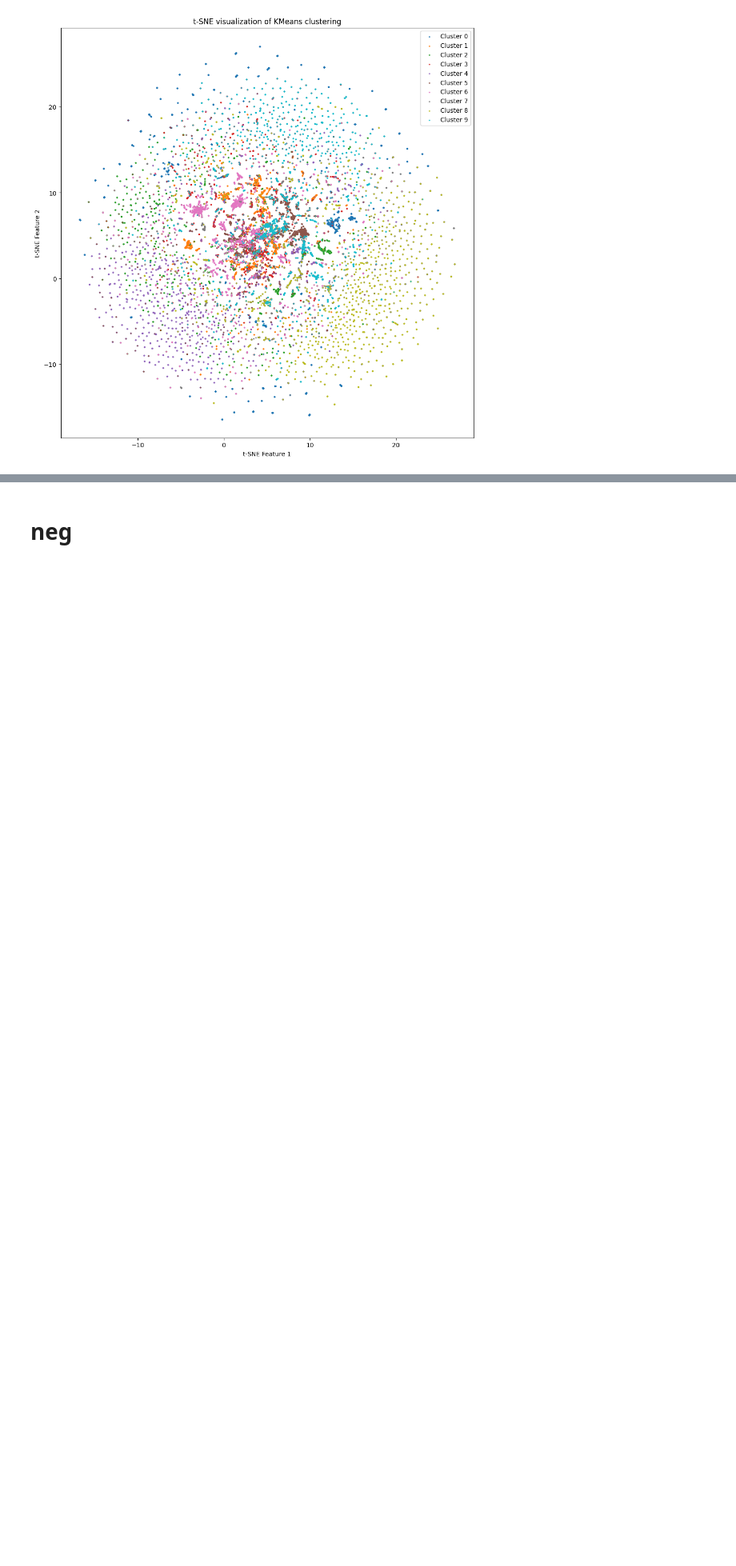
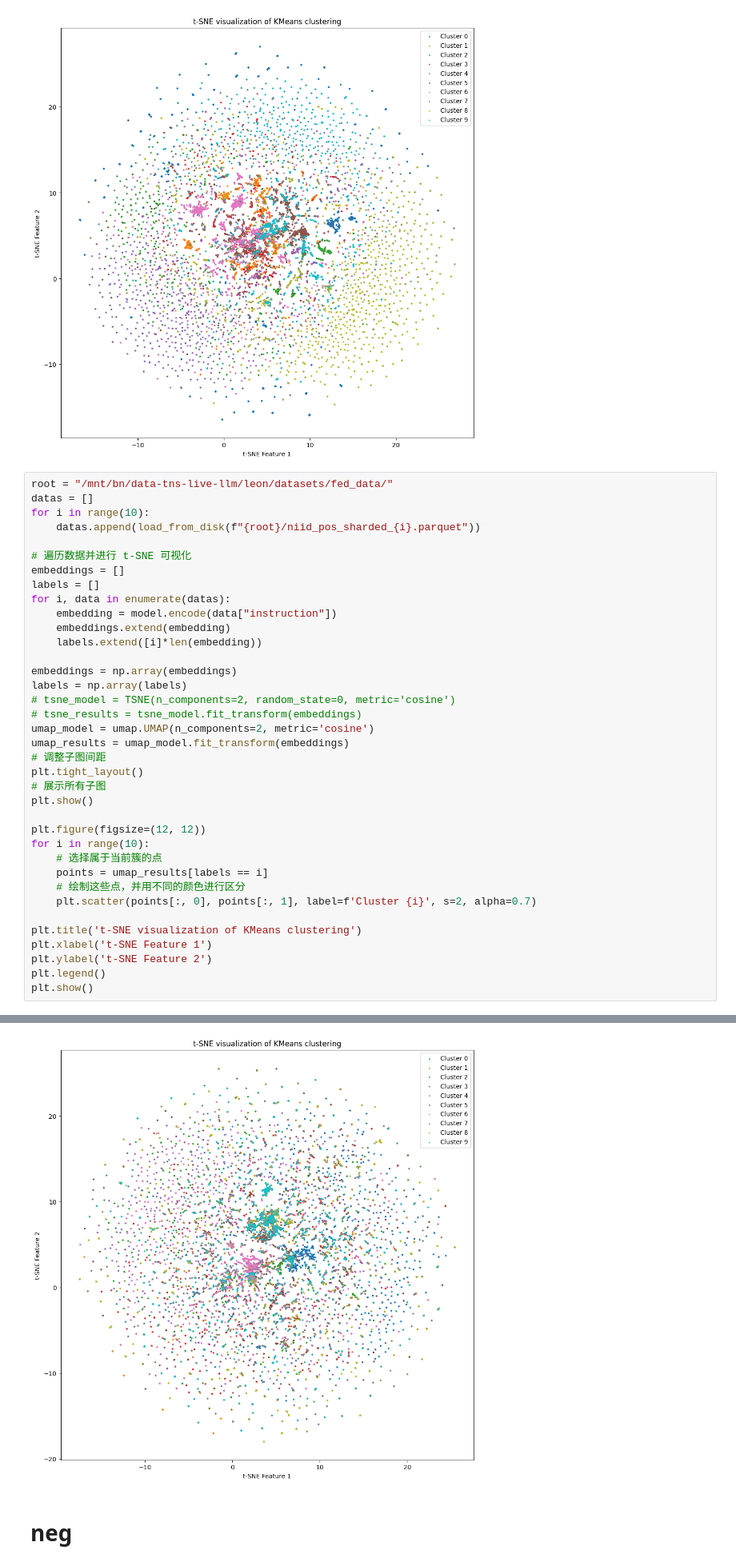
Before and after one commit to LEON-gittech/Cherry_LLM, a Jupyter notebook: non-iid.ipynb, the cells around one changed output, grey strips where cells are left out. Shown at 80% size. Cells and saved outputs as stored; diff of their text form; blank space fills up the shorter version.

```diff
--- a/non-iid.ipynb
+++ b/non-iid.ipynb
@@ -177,3 +178,41 @@ Falling back to random initialisation!
   warn(
 <Figure size 640x480 with 0 Axes>
 [figure]
+# %%
+root = "/mnt/bn/data-tns-live-llm/leon/datasets/fed_data/"
+datas = []
+for i in range(10):
+    datas.append(load_from_disk(f"{root}/niid_pos_sharded_{i}.parquet"))
+
+# 遍历数据并进行 t-SNE 可视化
+embeddings = []
+labels = []
+for i, data in enumerate(datas):
+    embedding = model.encode(data["instruction"])
+    embeddings.extend(embedding)
+    labels.extend([i]*len(embedding))
+
+embeddings = np.array(embeddings)
+labels = np.array(labels)
+# tsne_model = TSNE(n_components=2, random_state=0, metric='cosine')
+# tsne_results = tsne_model.fit_transform(embeddings)
+umap_model = umap.UMAP(n_components=2, metric='cosine')
+umap_results = umap_model.fit_transform(embeddings)
+# 调整子图间距
+plt.tight_layout()
+# 展示所有子图
+plt.show()
+
+plt.figure(figsize=(12, 12))
+for i in range(10):
+    # 选择属于当前簇的点
+    points = umap_results[labels == i]
+    # 绘制这些点，并用不同的颜色进行区分
+    plt.scatter(points[:, 0], points[:, 1], label=f'Cluster {i}', s=2, alpha=0.7)
+
+plt.title('t-SNE visualization of KMeans clustering')
+plt.xlabel('t-SNE Feature 1')
+plt.ylabel('t-SNE Feature 2')
+plt.legend()
+plt.show()
+# %% [output]
@@ -180,3 +240,4 @@ Falling back to random initialisation!
+[figure, added]
 # %% [markdown]
 # neg
 # %%
```
Also changed, not shown: parts of 8 cells of this notebook.
